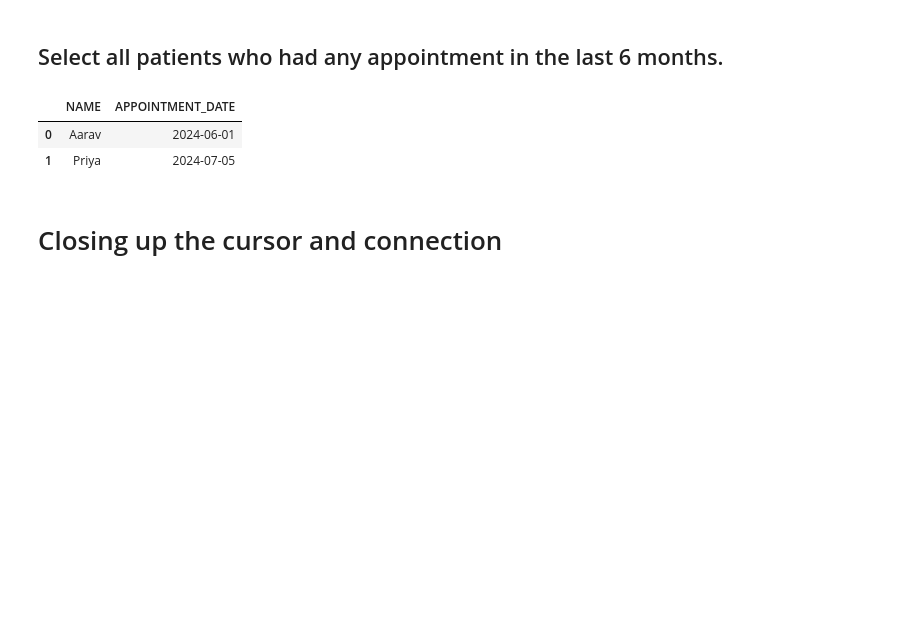
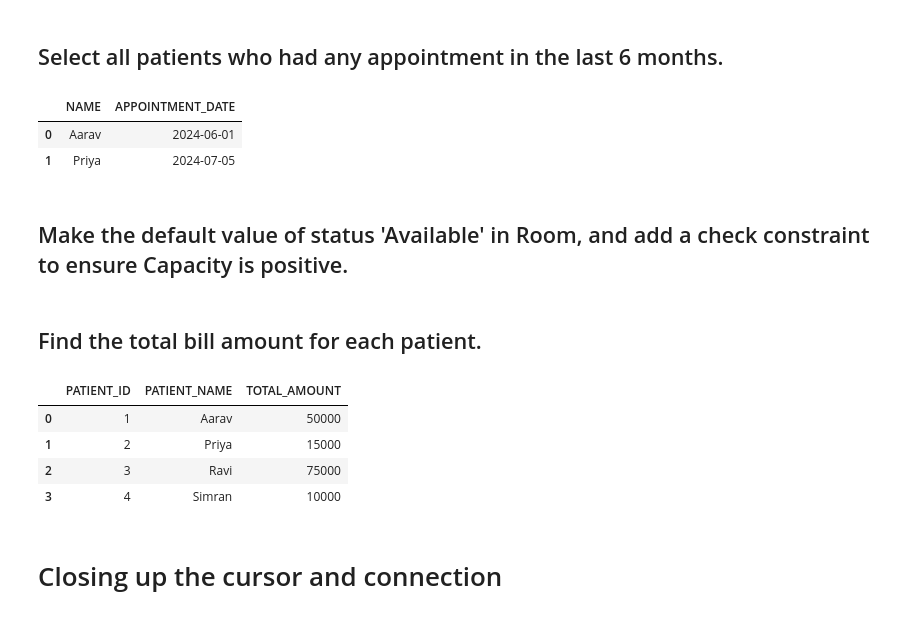
Before and after one commit to TheMagitian/hospital-normalization, a Jupyter notebook: hospital-normalization.ipynb, the cells around one changed output. Saved outputs shown, nothing was run; the diff lists cells and outputs as text; code cells hidden in the pictures; blank space fills up the shorter version.

```diff
--- a/hospital-normalization.ipynb
+++ b/hospital-normalization.ipynb
@@ -464,3 +464,5 @@ df
 |  | NAME | APPOINTMENT_DATE |
 | 0 | Aarav | 2024-06-01 |
 | 1 | Priya | 2024-07-05 |
+# %% [markdown]
+## Make the default value of status 'Available' in Room, and add a check constraint to ensure Capacity is positive.
@@ -467,3 +481,24 @@ df
+# %% [markdown]
+## Find the total bill amount for each patient.
+# %%
+cursor.execute("""
+    select p.patient_id, p.name as patient_name, sum(b.total_amount) as total_amount
+    from patient p left join bill b on
+    p.patient_id = b.patient_id
+    group by p.patient_id, p.name
+    order by p.name
+    """)
+results = cursor.fetchall()
+columns = [col[0] for col in cursor.description]
+
+df = pd.DataFrame(results, columns=columns)
+df
+# %% [output]
+|  | PATIENT_ID | PATIENT_NAME | TOTAL_AMOUNT |
+| 0 | 1 | Aarav | 50000 |
+| 1 | 2 | Priya | 15000 |
+| 2 | 3 | Ravi | 75000 |
+| 3 | 4 | Simran | 10000 |
 # %% [markdown]
 # Closing up the cursor and connection
 # %%
```
Also changed, not shown: parts of 1 cell of this notebook.
